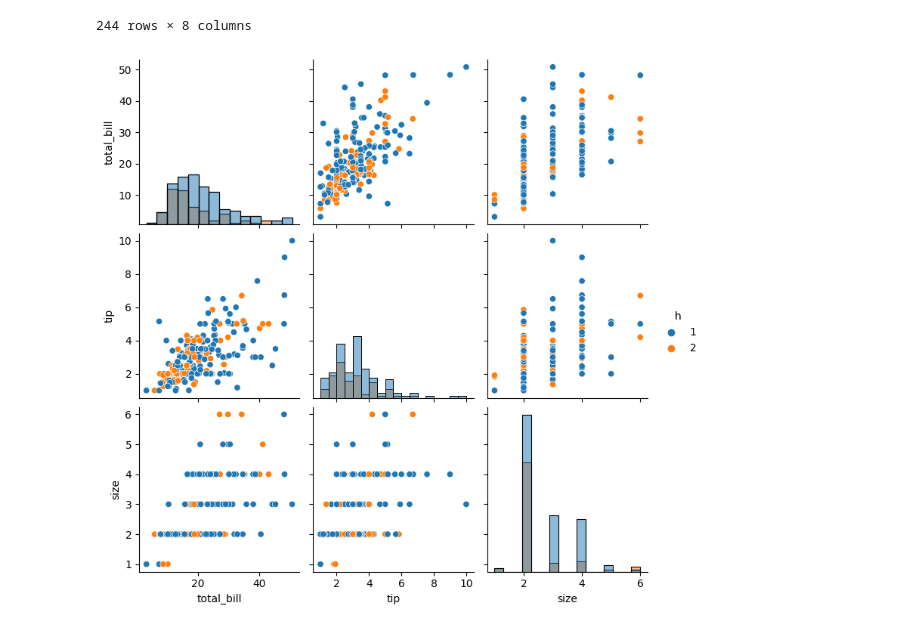
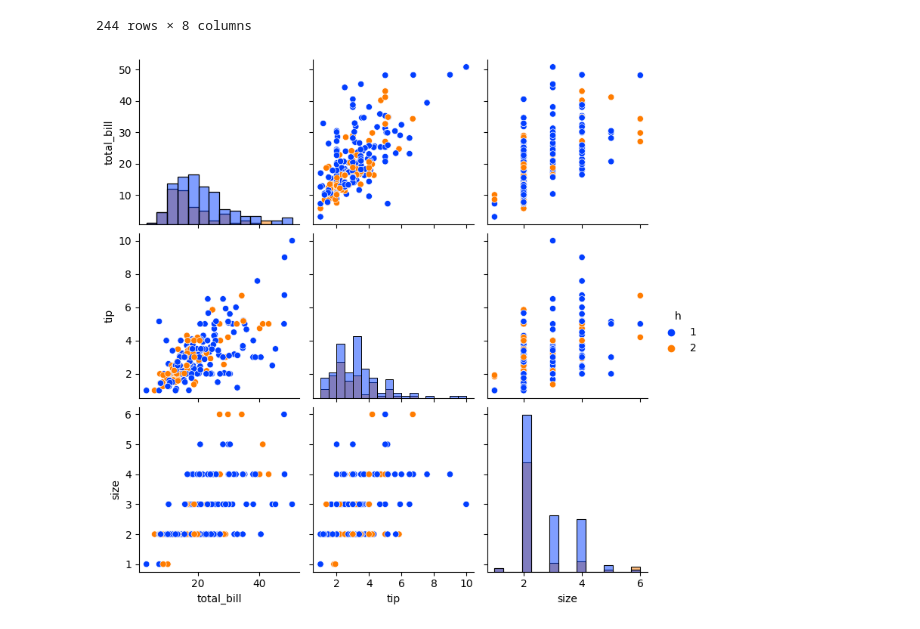
Before and after one commit to krestiankin/home_work_bi, a Jupyter notebook: test__o.ipynb, the cells around one changed output. Cells and saved outputs as stored; diff of their text form; code cells hidden in the pictures.

```diff
--- a/test__o.ipynb
+++ b/test__o.ipynb
@@ -190,6 +190,6 @@ df17_3
 | 243 | 18.78 | 3.00 | Female | No | Thur | Dinner | 2 | 2 |
 244 rows × 8 columns
 # %%
-sns.pairplot(df17_3, hue='h', diag_kind="hist", palette='tab10');
+sns.pairplot(df17_3, hue='h', diag_kind="hist", palette='bright');
 # %% [output]
-[figure, old version]
+[figure, new version]
```
Also changed, not shown: parts of 2 cells of this notebook, 1 other file.
